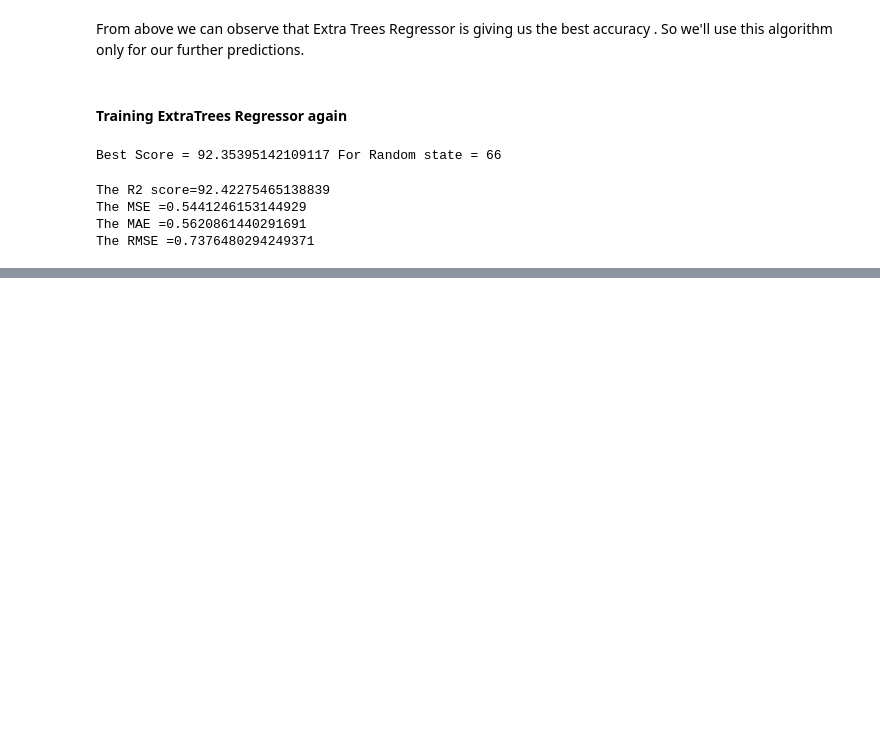
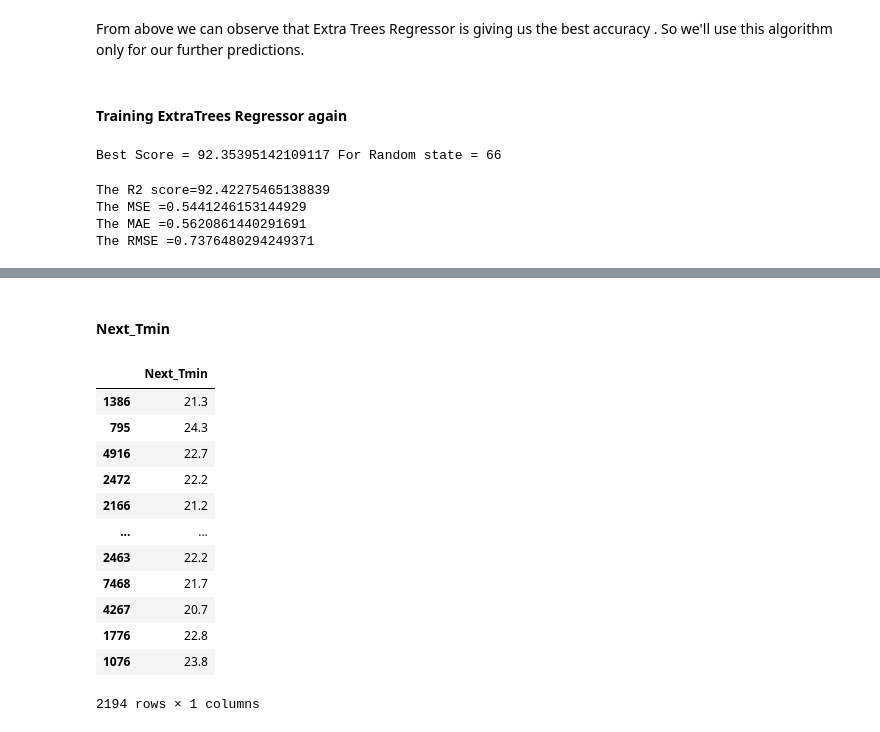
Before and after one commit to SheikhSAli/Temperature-Forecast-Predictions., a Jupyter notebook: Temperature Forecast Predictions Sk.ipynb, the cells around one changed output, grey strips where cells are left out. Drawn from its saved outputs; the diff is of its cells as text; code cells hidden in the pictures; blank space fills up the shorter version.

```diff
--- a/Temperature Forecast Predictions Sk.ipynb
+++ b/Temperature Forecast Predictions Sk.ipynb
@@ -782,0 +849,19 @@ The RMSE =0.7376480294249371
+# %% [markdown]
+#### Next_Tmin
+# %%
+Next_Tmin = y_test.iloc[: , 1:2]
+Next_Tmin
+# %% [output]
+|  | Next_Tmin |
+| 1386 | 21.3 |
+| 795 | 24.3 |
+| 4916 | 22.7 |
+| 2472 | 22.2 |
+| 2166 | 21.2 |
+| ... | ... |
+| 2463 | 22.2 |
+| 7468 | 21.7 |
+| 4267 | 20.7 |
+| 1776 | 22.8 |
+| 1076 | 23.8 |
+2194 rows × 1 columns
```
Also changed, not shown: parts of 13 cells of this notebook.
